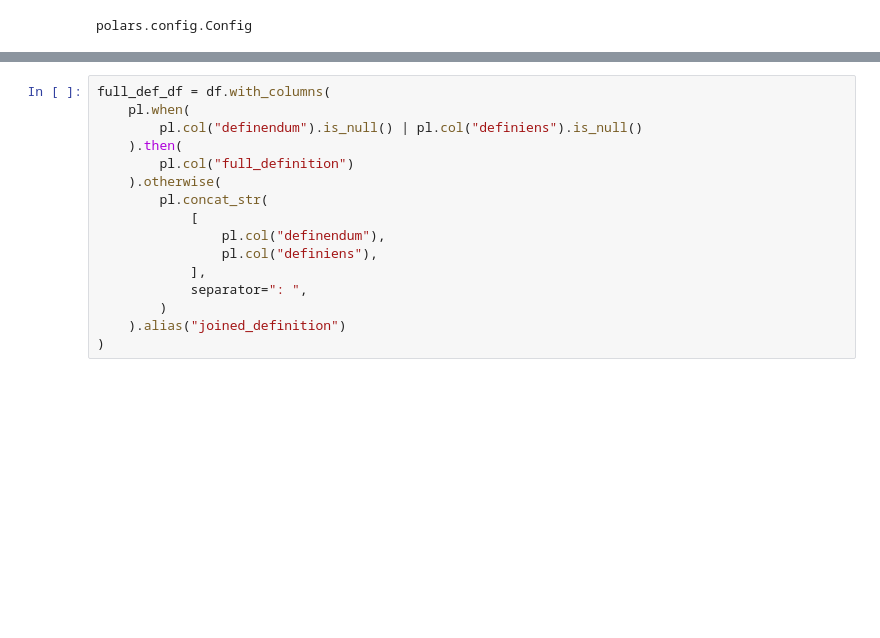
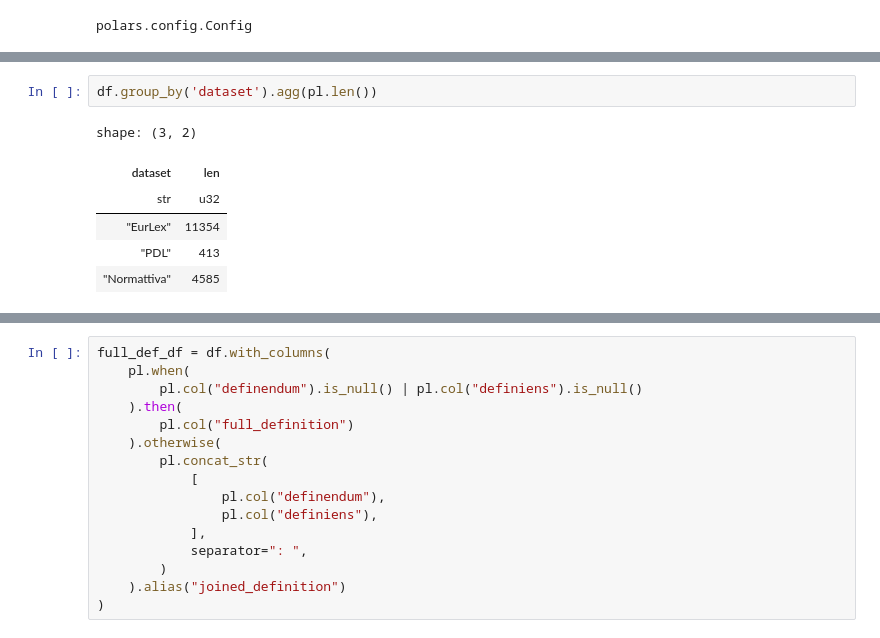
Before and after one commit to leonardozilli/LegislativeDefinitionsAgent, a Jupyter notebook: notebooks/02 - create_def_embeddings.ipynb, the cells around one changed output, grey strips where cells are left out. Drawn from its saved outputs; the diff is of its cells as text; blank space fills up the shorter version.

```diff
--- a/notebooks/02 - create_def_embeddings.ipynb
+++ b/notebooks/02 - create_def_embeddings.ipynb
@@ -25,0 +26,9 @@ shape: (1, 1)
+# %%
+df.group_by('dataset').agg(pl.len())
+# %% [output]
+shape: (3, 2)
+| dataset | len |
+| str | u32 |
+| "EurLex" | 11354 |
+| "PDL" | 413 |
+| "Normattiva" | 4585 |
```
Also changed, not shown: parts of 24 cells of this notebook, 24 other files.
